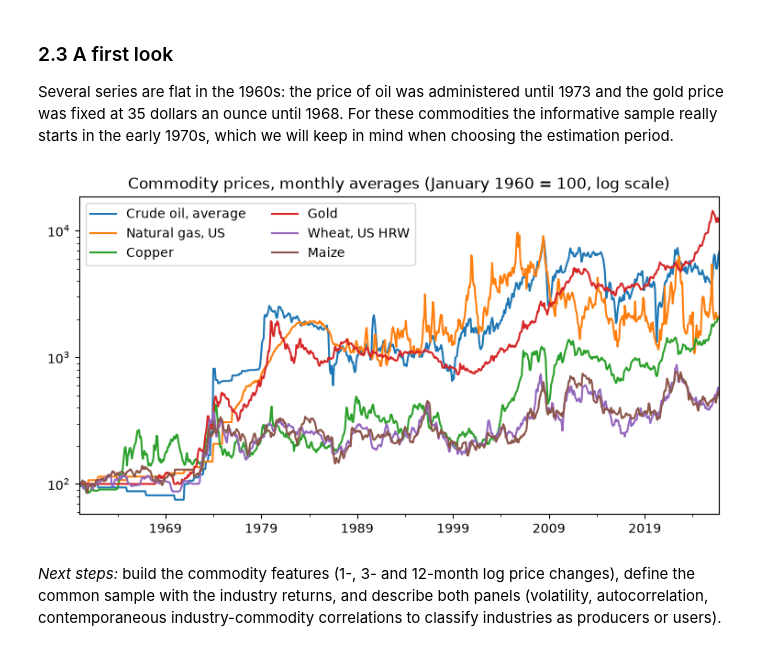
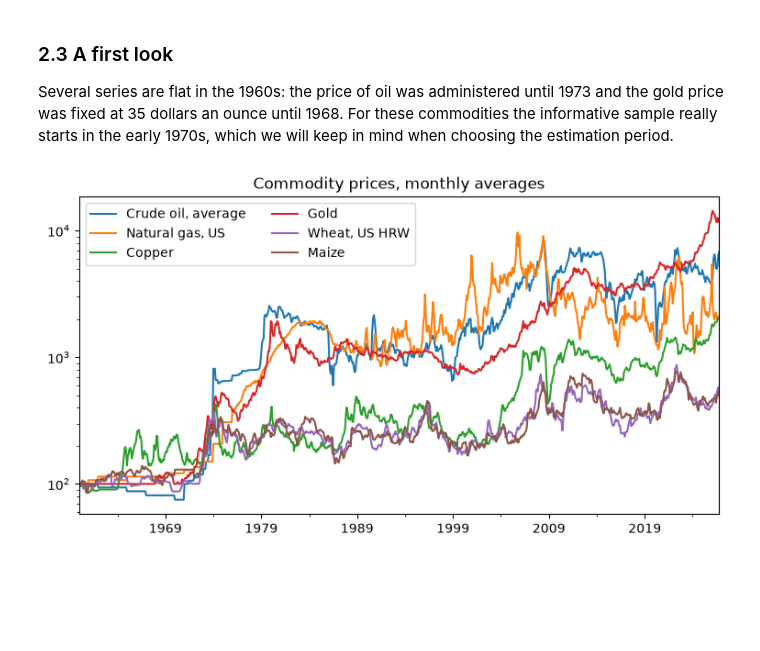
Before and after one commit to SelimLali/Machine_Learning_Trading, a Jupyter notebook: commodities_lead_industries.ipynb, the cells around one changed output. Drawn from its saved outputs; the diff is of its cells as text; code cells hidden in the pictures; blank space fills up the shorter version.

```diff
--- a/commodities_lead_industries.ipynb
+++ b/commodities_lead_industries.ipynb
@@ -197,12 +214,10 @@ Several series are flat in the 1960s: the price of oil was administered until 19
 # %%
 shown = ["Crude oil, average", "Natural gas, US", "Copper", "Gold", "Wheat, US HRW", "Maize"]
 rebased = 100 * commodity_prices[shown] / commodity_prices[shown].iloc[0]
 
-ax = rebased.plot(logy=True, title="Commodity prices, monthly averages (January 1960 = 100, log scale)")
+ax = rebased.plot(logy=True, title="Commodity prices, monthly averages")
 ax.set_xlabel("")
 ax.legend(loc="upper left", ncol=2)
 plt.show()
 # %% [output]
-[figure, old version]
+[figure, new version]
-# %% [markdown]
-*Next steps:* build the commodity features (1-, 3- and 12-month log price changes), define the common sample with the industry returns, and describe both panels (volatility, autocorrelation, contemporaneous industry-commodity correlations to classify industries as producers or users).
```
Also changed, not shown: parts of 7 cells of this notebook.
